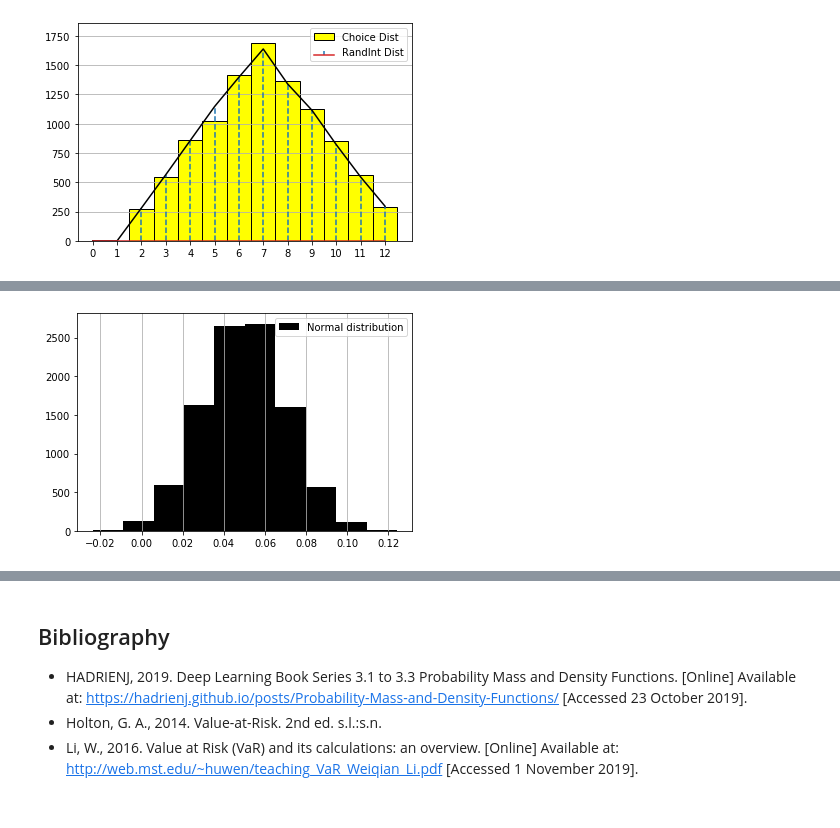
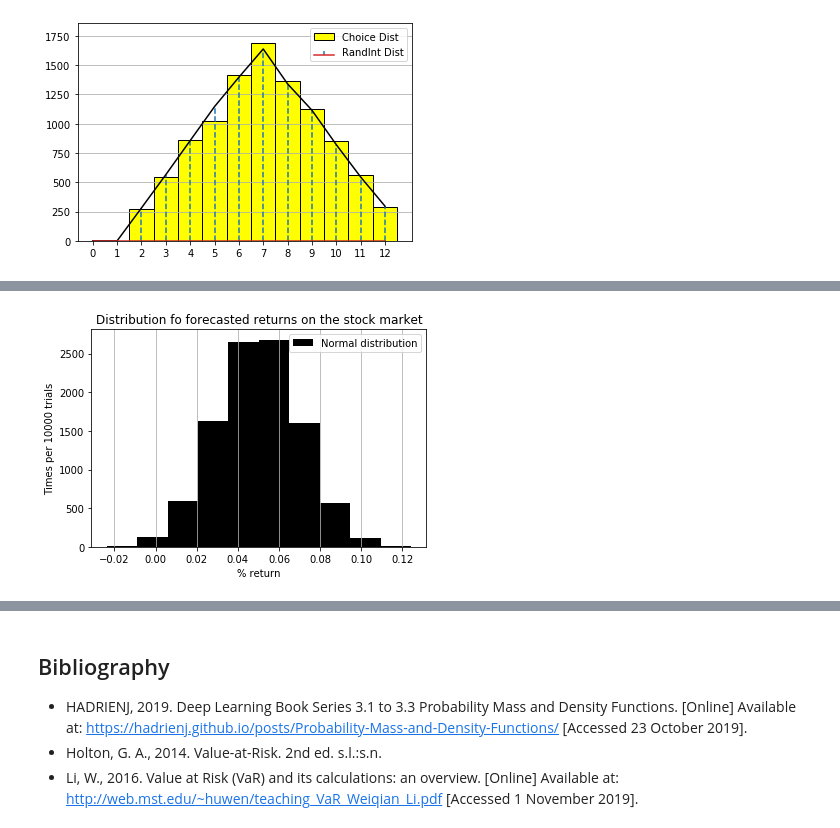
Before and after one commit to Clauric/GMIT_PfDA_Assessment, a Jupyter notebook: Numpy Assignment.ipynb, the cells around one changed output, grey strips where cells are left out. Drawn from its saved outputs; the diff is of its cells as text; code cells hidden in the pictures.

Commit message:
Poisson + titles

```diff
--- a/Numpy Assignment.ipynb
+++ b/Numpy Assignment.ipynb
@@ -267,34 +255,39 @@ For example, if a stock market has an average return over a given year is 5%, th
 # Normal distribution for example
 
 import numpy as np
 import matplotlib.pyplot as plt
 
 # set random seed to 22
 np.random.seed(22)
 
 # mu or mean for the return for a given year is 5%, or 0.05.
 mu = 0.05
 
 # sigma or standard deviation for the return for a given year is 2%, or 0.02.
 sigma = 0.02
 
 # normal function, generating an 1 x 10,000 array
 x = np.random.normal(mu, sigma, 10000)
 
 # plotting the array on a histogram
 # color set to black, labelled
 plt.hist(x, color="black", label="Normal distribution")
 
 # show legend in plot
 plt.legend()
 
 # show girdlines on x axis
 plt.grid(b=True, axis="x")
 
+# show title and axial labels
+plt.title("Distribution fo forecasted returns on the stock market")
+plt.xlabel("% return")
+plt.ylabel("Times per 10000 trials")
+
 # show plot
 plt.show()
 # %% [output]
-[figure, old version]
+[figure, new version]
 # %% [markdown]
 ### numpy.random.binomial
 
```
Also changed, not shown: parts of 8 cells of this notebook.
